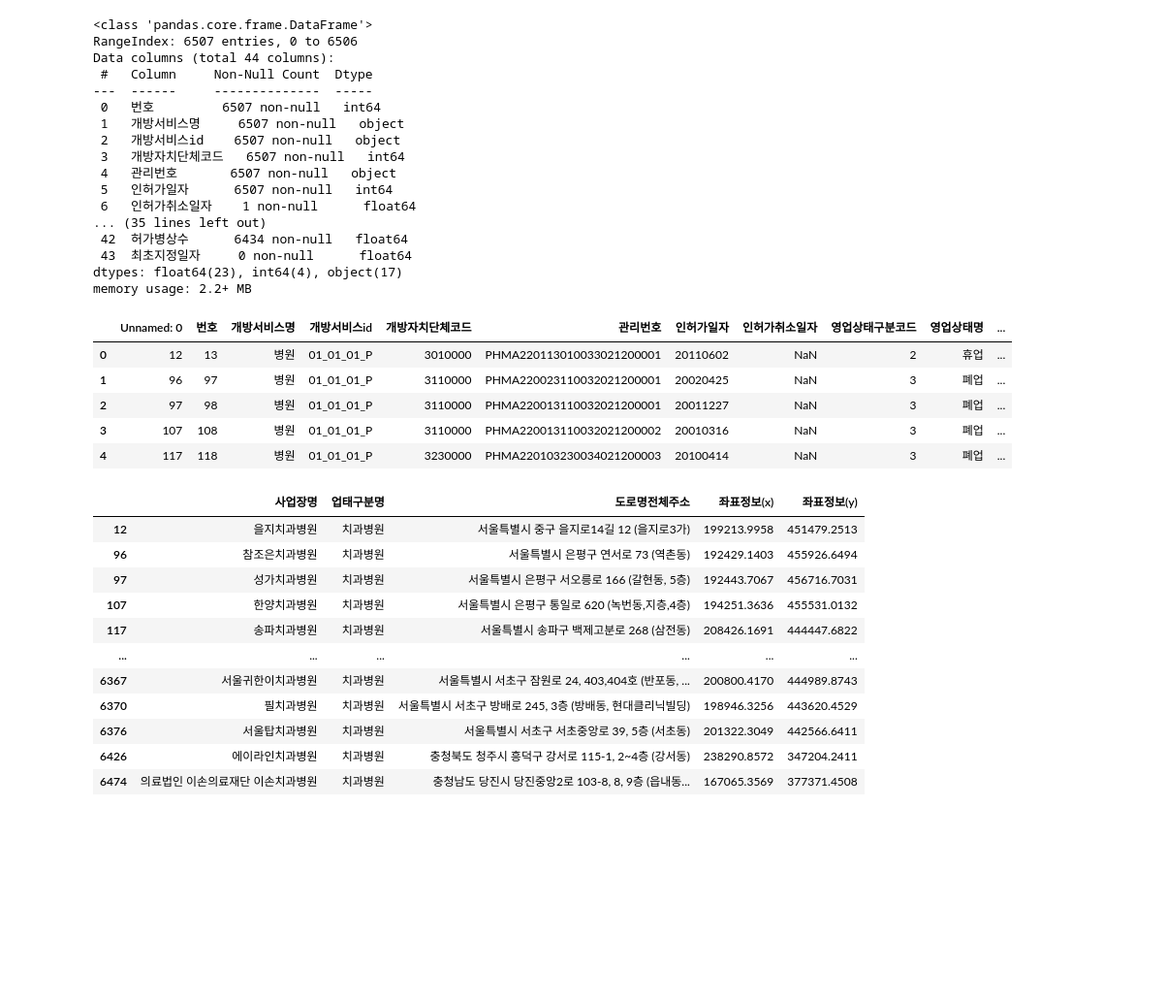
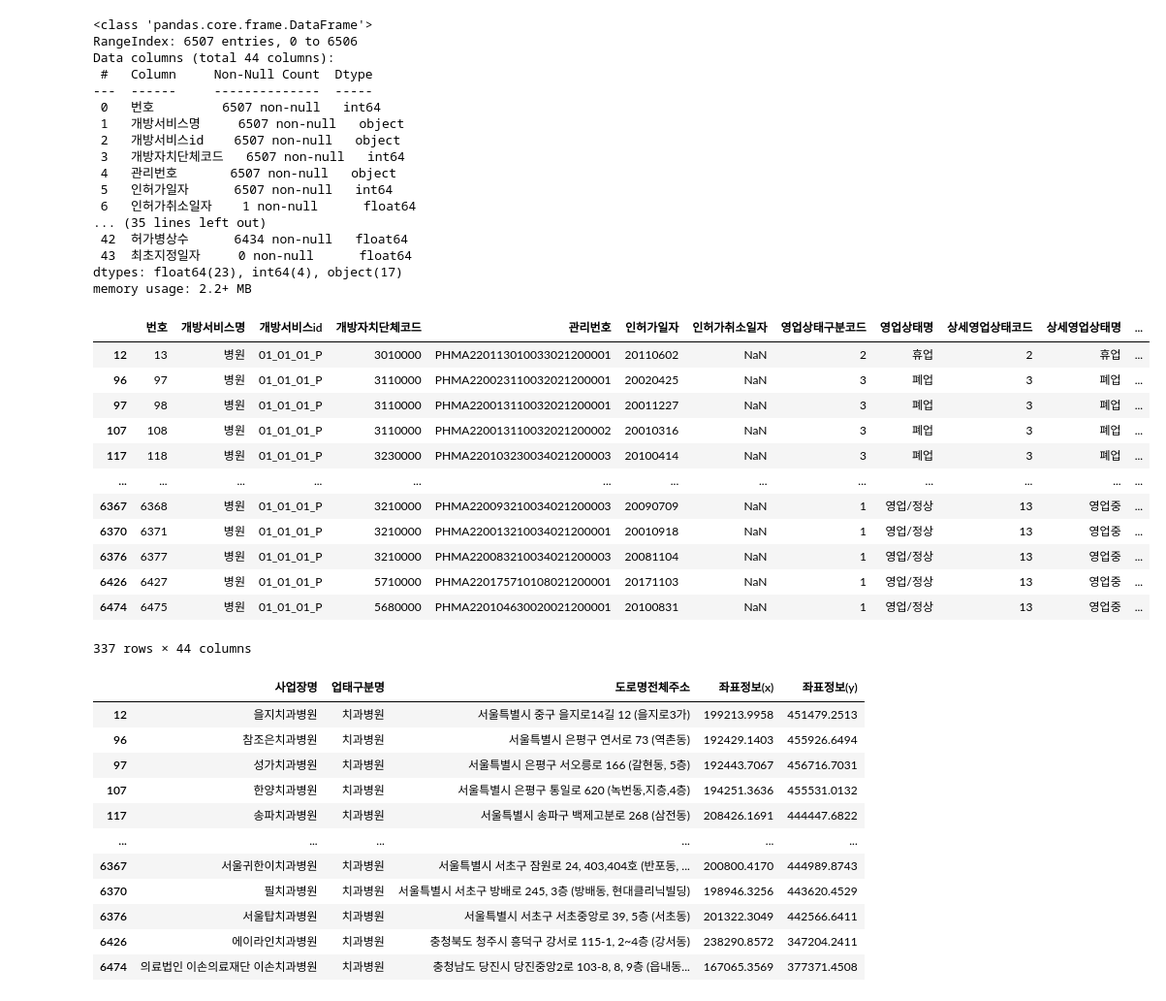
Before and after one commit to kimchaeyoung-student/Graduation, a Jupyter notebook: DentalCare.ipynb, the cells around one changed output. Shown at 97% size. Cells and saved outputs as stored; diff of their text form; code cells hidden in the pictures; blank space fills up the shorter version.

```diff
--- a/DentalCare.ipynb
+++ b/DentalCare.ipynb
@@ -45,6 +45,22 @@ dtypes: float64(23), int64(4), object(17)
 memory usage: 2.2+ MB
 # %%
 dental = data[data["업태구분명"]=="치과병원"]
+# %%
+dental
+# %% [output]
+|  | 번호 | 개방서비스명 | 개방서비스id | 개방자치단체코드 | 관리번호 | 인허가일자 | 인허가취소일자 | 영업상태구분코드 | 영업상태명 | 상세영업상태코드 | 상세영업상태명 | ... |
+| 12 | 13 | 병원 | 01_01_01_P | 3010000 | PHMA220113010033021200001 | 20110602 | NaN | 2 | 휴업 | 2 | 휴업 | ... |
+| 96 | 97 | 병원 | 01_01_01_P | 3110000 | PHMA220023110032021200001 | 20020425 | NaN | 3 | 폐업 | 3 | 폐업 | ... |
+| 97 | 98 | 병원 | 01_01_01_P | 3110000 | PHMA220013110032021200001 | 20011227 | NaN | 3 | 폐업 | 3 | 폐업 | ... |
+| 107 | 108 | 병원 | 01_01_01_P | 3110000 | PHMA220013110032021200002 | 20010316 | NaN | 3 | 폐업 | 3 | 폐업 | ... |
+| 117 | 118 | 병원 | 01_01_01_P | 3230000 | PHMA220103230034021200003 | 20100414 | NaN | 3 | 폐업 | 3 | 폐업 | ... |
+| ... | ... | ... | ... | ... | ... | ... | ... | ... | ... | ... | ... | ... |
+| 6367 | 6368 | 병원 | 01_01_01_P | 3210000 | PHMA220093210034021200003 | 20090709 | NaN | 1 | 영업/정상 | 13 | 영업중 | ... |
+| 6370 | 6371 | 병원 | 01_01_01_P | 3210000 | PHMA220013210034021200001 | 20010918 | NaN | 1 | 영업/정상 | 13 | 영업중 | ... |
+| 6376 | 6377 | 병원 | 01_01_01_P | 3210000 | PHMA220083210034021200003 | 20081104 | NaN | 1 | 영업/정상 | 13 | 영업중 | ... |
+| 6426 | 6427 | 병원 | 01_01_01_P | 5710000 | PHMA220175710108021200001 | 20171103 | NaN | 1 | 영업/정상 | 13 | 영업중 | ... |
+| 6474 | 6475 | 병원 | 01_01_01_P | 5680000 | PHMA220104630020021200001 | 20100831 | NaN | 1 | 영업/정상 | 13 | 영업중 | ... |
+337 rows × 44 columns
 # %%
 # Save iot data in csv file.
 dental.to_csv('dental.csv')
@@ -57,11 +71 @@ dentalfile = '/content/dental.csv'  # 치과병원만 뽑아낸 파일
-# %%
-d = pd.read_csv(dentalfile)
-d.head()
-# %% [output]
-|  | Unnamed: 0 | 번호 | 개방서비스명 | 개방서비스id | 개방자치단체코드 | 관리번호 | 인허가일자 | 인허가취소일자 | 영업상태구분코드 | 영업상태명 | ... |
-| 0 | 12 | 13 | 병원 | 01_01_01_P | 3010000 | PHMA220113010033021200001 | 20110602 | NaN | 2 | 휴업 | ... |
-| 1 | 96 | 97 | 병원 | 01_01_01_P | 3110000 | PHMA220023110032021200001 | 20020425 | NaN | 3 | 폐업 | ... |
-| 2 | 97 | 98 | 병원 | 01_01_01_P | 3110000 | PHMA220013110032021200001 | 20011227 | NaN | 3 | 폐업 | ... |
-| 3 | 107 | 108 | 병원 | 01_01_01_P | 3110000 | PHMA220013110032021200002 | 20010316 | NaN | 3 | 폐업 | ... |
-| 4 | 117 | 118 | 병원 | 01_01_01_P | 3230000 | PHMA220103230034021200003 | 20100414 | NaN | 3 | 폐업 | ... |
 # %%
```
Also changed, not shown: parts of 10 cells of this notebook.
